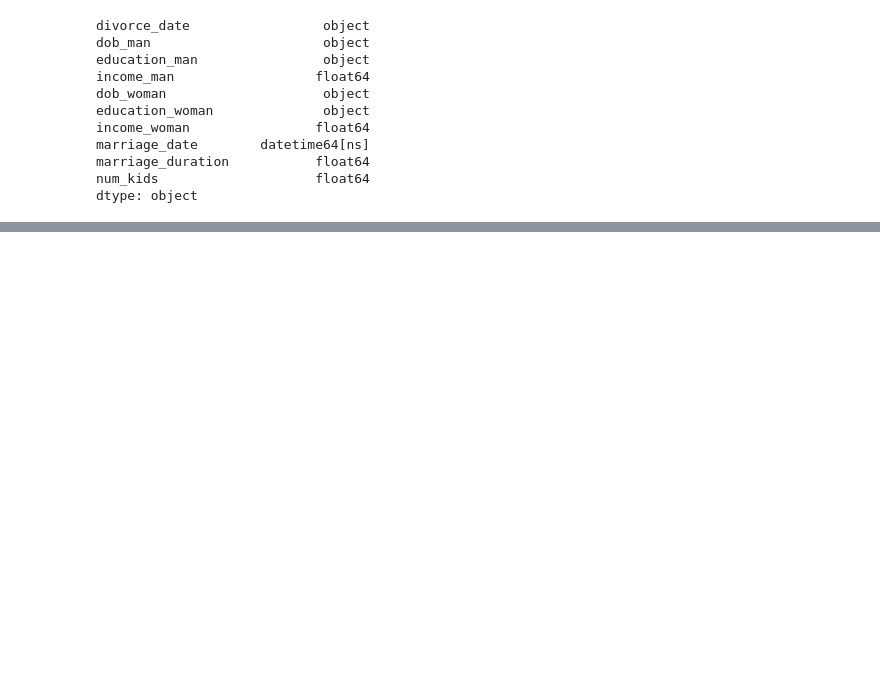
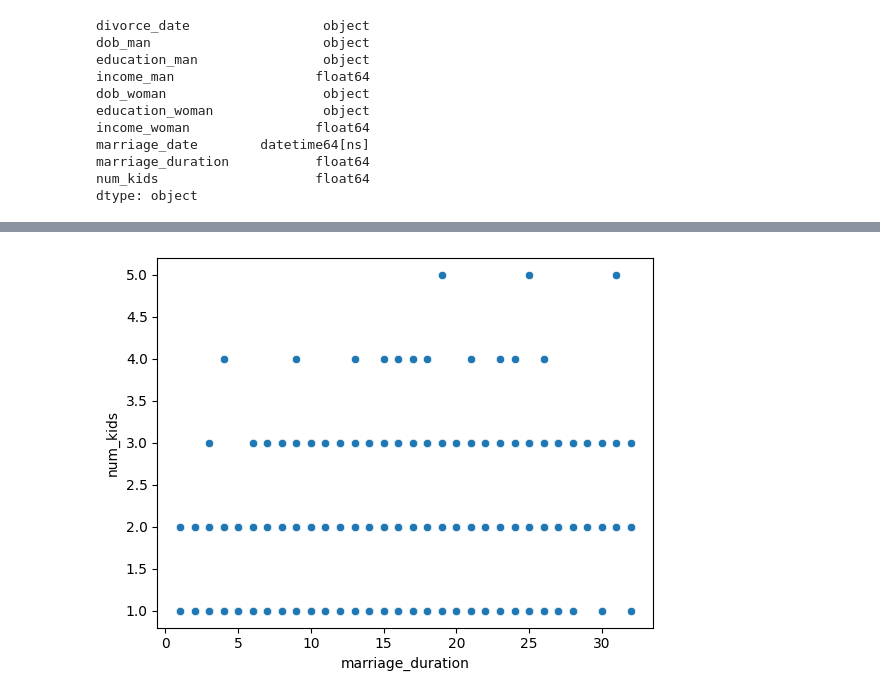
Before and after one commit to farvic/python-datascience, a Jupyter notebook: data-science-track/16_exploratory_data_analysis/chapter_3_patterns_over_time.ipynb, the cells around one changed output, grey strips where cells are left out. Cells and saved outputs as stored; diff of their text form; code cells hidden in the pictures; blank space fills up the shorter version.

```diff
--- a/data-science-track/16_exploratory_data_analysis/chapter_3_patterns_over_time.ipynb
+++ b/data-science-track/16_exploratory_data_analysis/chapter_3_patterns_over_time.ipynb
@@ -26,0 +57,6 @@ dtype: object
+# %%
+# Create the scatterplot
+sns.scatterplot(data=divorce, x="marriage_duration", y="num_kids")
+plt.show()
+# %% [output]
+[figure, added]
```
Also changed, not shown: parts of 11 cells of this notebook, 2 other files.
